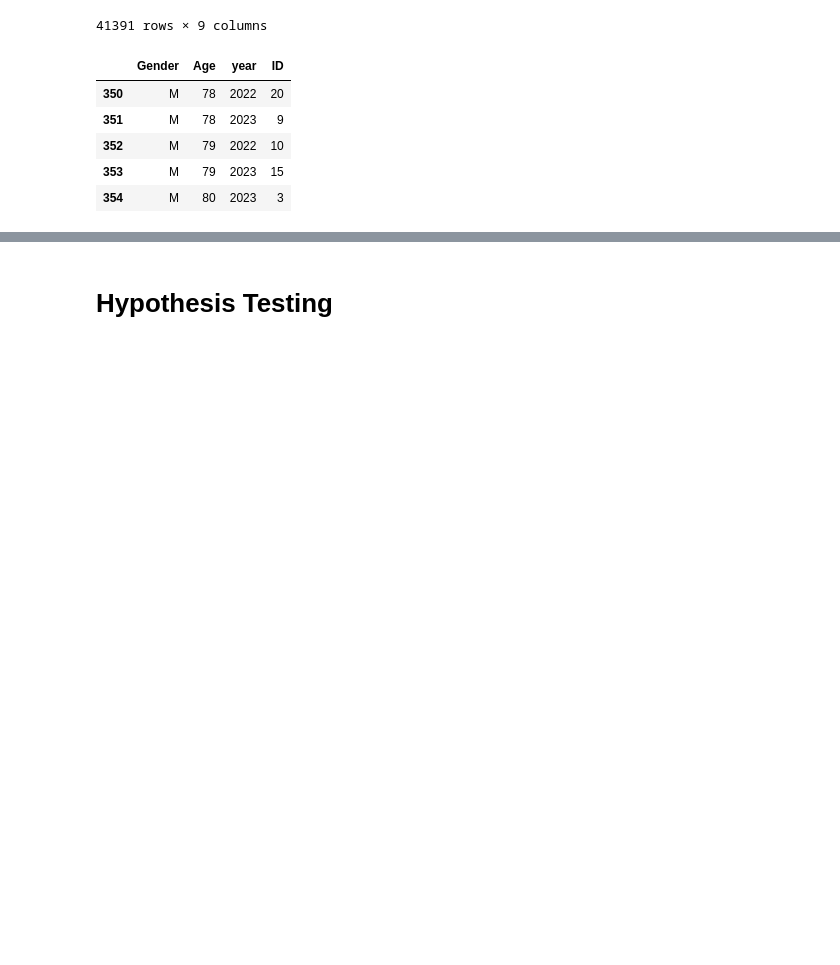
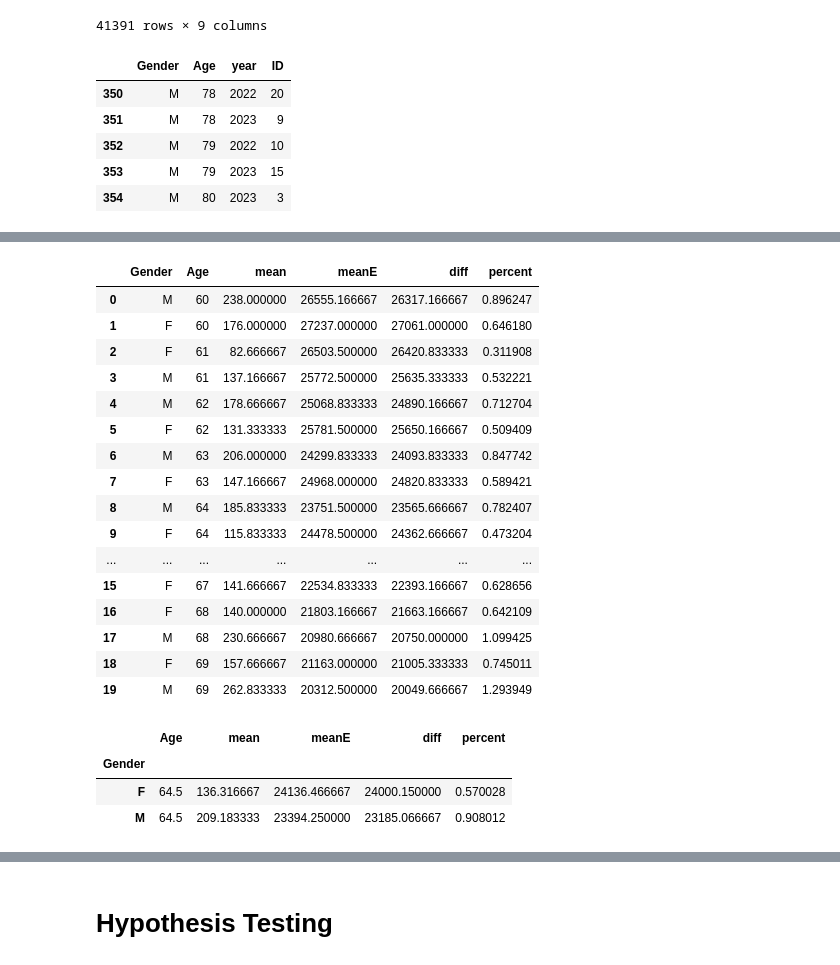
Before and after one commit to raku43/MScDACapstone, a Jupyter notebook: MScDA_Capstone.ipynb, the cells around one changed output, grey strips where cells are left out. Cells and saved outputs as stored; diff of their text form; code cells hidden in the pictures; blank space fills up the shorter version.

```diff
--- a/MScDA_Capstone.ipynb
+++ b/MScDA_Capstone.ipynb
@@ -575,0 +652,3 @@ dfcensus2019
+# %%
+dfcolmean = dfcolmean.rename_axis(columns=None)
+dfcolmean.reset_index(drop=True)
@@ -575,0 +673,34 @@ dfcensus2019
+# %%
+dfcolmean.reset_index(inplace=True, drop=True)
+dfcensusmean.reset_index(inplace=True, drop=True)
+# %%
+result = pd.merge(dfcolmean, dfcensusmean, on=["Age", "Gender"])
+# %%
+result['percent']=result['mean']*100/result['meanE']
+# %%
+result
+# %% [output]
+|  | Gender | Age | mean | meanE | diff | percent |
+| 0 | M | 60 | 238.000000 | 26555.166667 | 26317.166667 | 0.896247 |
+| 1 | F | 60 | 176.000000 | 27237.000000 | 27061.000000 | 0.646180 |
+| 2 | F | 61 | 82.666667 | 26503.500000 | 26420.833333 | 0.311908 |
+| 3 | M | 61 | 137.166667 | 25772.500000 | 25635.333333 | 0.532221 |
+| 4 | M | 62 | 178.666667 | 25068.833333 | 24890.166667 | 0.712704 |
+| 5 | F | 62 | 131.333333 | 25781.500000 | 25650.166667 | 0.509409 |
+| 6 | M | 63 | 206.000000 | 24299.833333 | 24093.833333 | 0.847742 |
+| 7 | F | 63 | 147.166667 | 24968.000000 | 24820.833333 | 0.589421 |
+| 8 | M | 64 | 185.833333 | 23751.500000 | 23565.666667 | 0.782407 |
+| 9 | F | 64 | 115.833333 | 24478.500000 | 24362.666667 | 0.473204 |
+| ... | ... | ... | ... | ... | ... | ... |
+| 15 | F | 67 | 141.666667 | 22534.833333 | 22393.166667 | 0.628656 |
+| 16 | F | 68 | 140.000000 | 21803.166667 | 21663.166667 | 0.642109 |
+| 17 | M | 68 | 230.666667 | 20980.666667 | 20750.000000 | 1.099425 |
+| 18 | F | 69 | 157.666667 | 21163.000000 | 21005.333333 | 0.745011 |
+| 19 | M | 69 | 262.833333 | 20312.500000 | 20049.666667 | 1.293949 |
+# %%
+result.groupby(['Gender']).mean()
+# %% [output]
+|  | Age | mean | meanE | diff | percent |
+| Gender |  |  |  |  |  |
+| F | 64.5 | 136.316667 | 24136.466667 | 24000.150000 | 0.570028 |
+| M | 64.5 | 209.183333 | 23394.250000 | 23185.066667 | 0.908012 |
```
Also changed, not shown: parts of 67 cells of this notebook.
